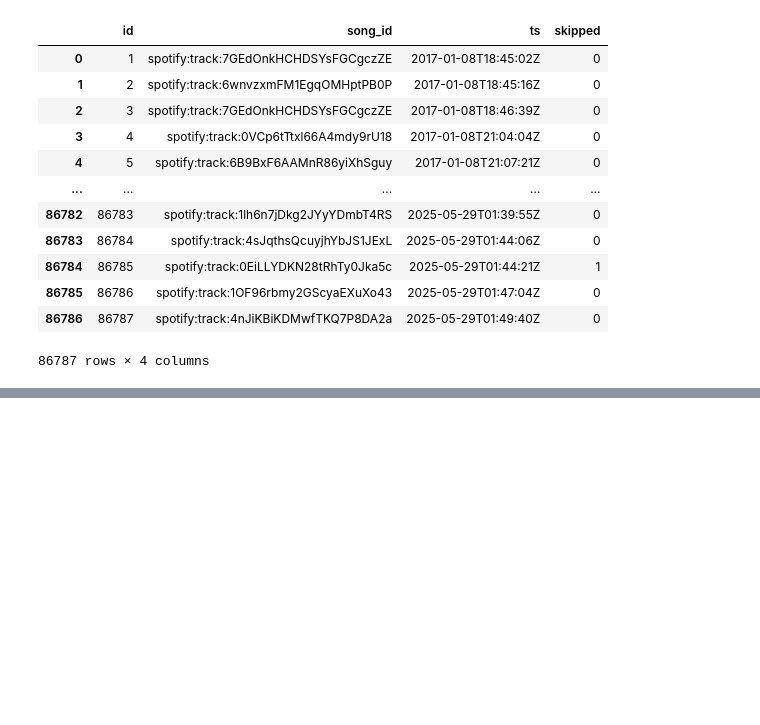
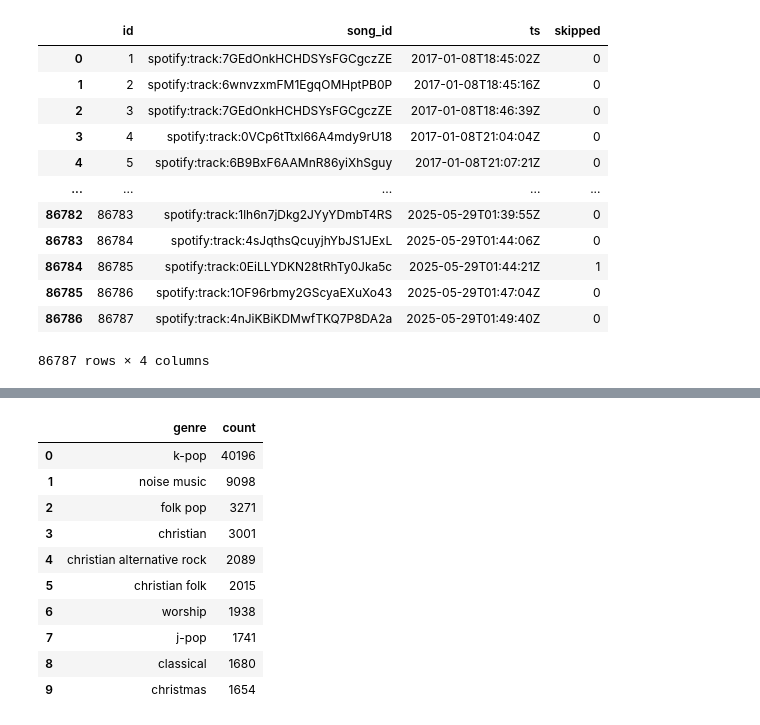
Before and after one commit to annacgraves/Database_final_project, a Jupyter notebook: insert_data.ipynb, the cells around one changed output, grey strips where cells are left out. Saved outputs shown, nothing was run; the diff lists cells and outputs as text; code cells hidden in the pictures; blank space fills up the shorter version.

```diff
--- a/insert_data.ipynb
+++ b/insert_data.ipynb
@@ -243,0 +295,38 @@ The mood and favorites tables will be populated based on user input, so I am not
+# %%
+conn = sqlite3.connect(dbpath)
+genre_list = pd.read_sql("""
+SELECT c.genre
+FROM listening a
+LEFT JOIN songs b ON CONCAT('spotify:track:', b.id) = a.song_id
+LEFT JOIN artist c ON b.artist_id = c.id
+WHERE c.genre IS NOT NULL AND c.genre IS NOT ''
+""", conn)
+
+conn.close()
+
+
+genre_counts = (
+    genre_list["genre"]
+    .dropna()
+    .str.split(",")
+    .explode()
+    .str.strip()
+    .value_counts()
+    .head(10)
+    .reset_index()
+)
+
+genre_counts.columns = ["genre", "count"]
+genre_counts
+# %% [output]
+|  | genre | count |
+| 0 | k-pop | 40196 |
+| 1 | noise music | 9098 |
+| 2 | folk pop | 3271 |
+| 3 | christian | 3001 |
+| 4 | christian alternative rock | 2089 |
+| 5 | christian folk | 2015 |
+| 6 | worship | 1938 |
+| 7 | j-pop | 1741 |
+| 8 | classical | 1680 |
+| 9 | christmas | 1654 |
```
Also changed, not shown: parts of 3 cells of this notebook, 4 other files.
